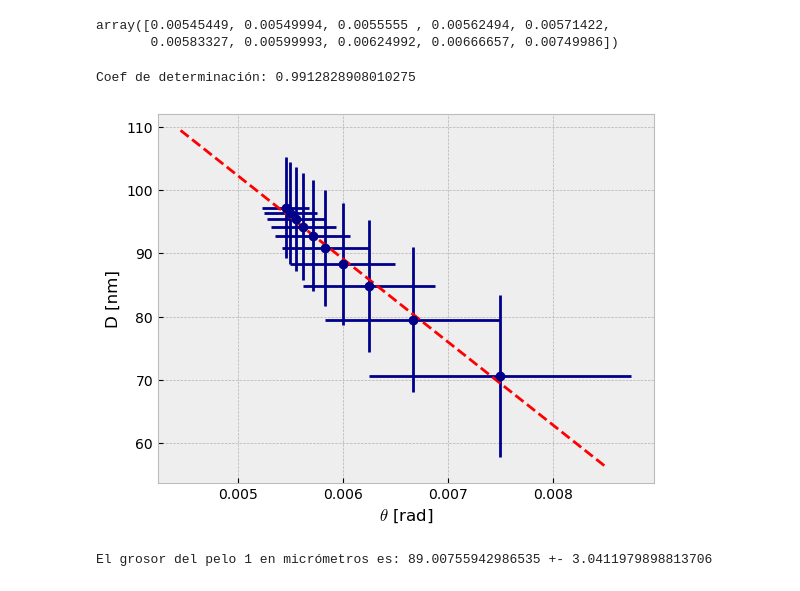
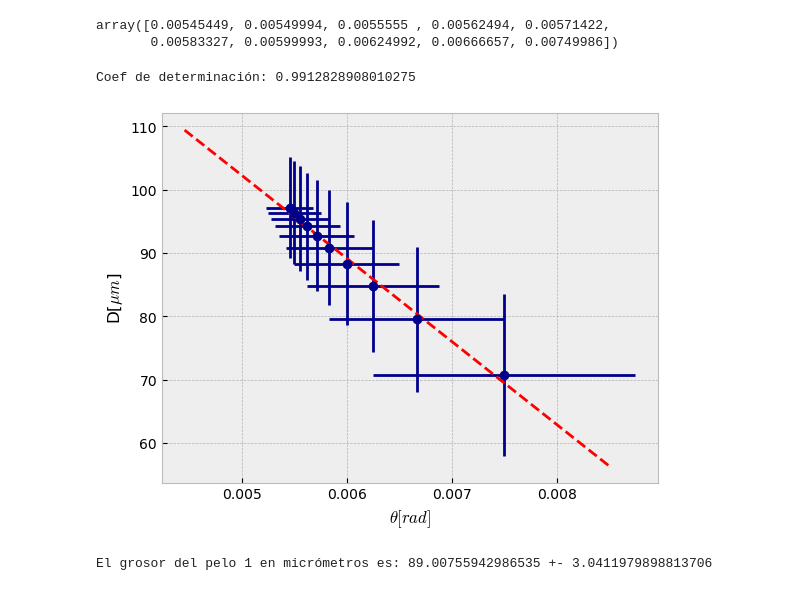
Before and after one commit to GabochejaHB/Semestre-6, a Jupyter notebook: LAB-2/Pelo/GrosorPelo.ipynb, the cells around one changed output. Saved outputs shown, nothing was run; the diff lists cells and outputs as text; code cells hidden in the pictures.

Commit message:
Agrego segunda version del lab del pelo. Agrego graficos y modificacion del .ipynb

```diff
--- a/LAB-2/Pelo/GrosorPelo.ipynb
+++ b/LAB-2/Pelo/GrosorPelo.ipynb
@@ -38,24 +38,25 @@ array([0.00545449, 0.00549994, 0.0055555 , 0.00562494, 0.00571422,
 # %%
 def recta(x,A,B):
     return A*x + B
 
 ajuste_recta_1 = curve_fit(recta, ang_1, g_1)[0]
 aa = np.linspace(ang_1.min() - 0.001,ang_1.max() + 0.001,10**3)
-def graf_V(A=1,B=1):
+def graf_V(A=1,B=1,aa=1):
     plt.errorbar(ang_1, g_1, xerr= err_ang_1, yerr=err_g_1, fmt = "o", color = "darkblue",ecolor = "darkblue")
     plt.plot(aa, recta(aa, A,B), color="red", ls="--")
-    plt.xlabel(r"$\theta$ [rad]")
-    plt.ylabel(r"D [nm]")
+    plt.ylabel(r"D[$\mu m$]")
+    plt.xlabel(r"$\theta [rad]$")
     plt.grid(True)
     res_1 = g_1 - recta(ang_1, ajuste_recta_1[0], ajuste_recta_1[1])
     st_1 = np.sum((g_1 - np.mean(g_1))**2)
     sr_1 = np.sum(res_1**2)
     r2_1 = (st_1 - sr_1)/st_1
     print("Coef de determinación:",r2_1)
-graf_V(ajuste_recta_1[0], ajuste_recta_1[1])
+graf_V(ajuste_recta_1[0], ajuste_recta_1[1], aa)
+#plt.savefig("Pelo_1.pdf")
 # %% [output]
 Coef de determinación: 0.9912828908010275
-[figure, old version]
+[figure, new version]
 # %%
 promedio_1 = np.mean(g_1)
 err_promedio_1 = np.sqrt(np.sum((err_g_1)**2)) / len(err_g_1)
```
Also changed, not shown: parts of 3 cells of this notebook, 6 other files.
